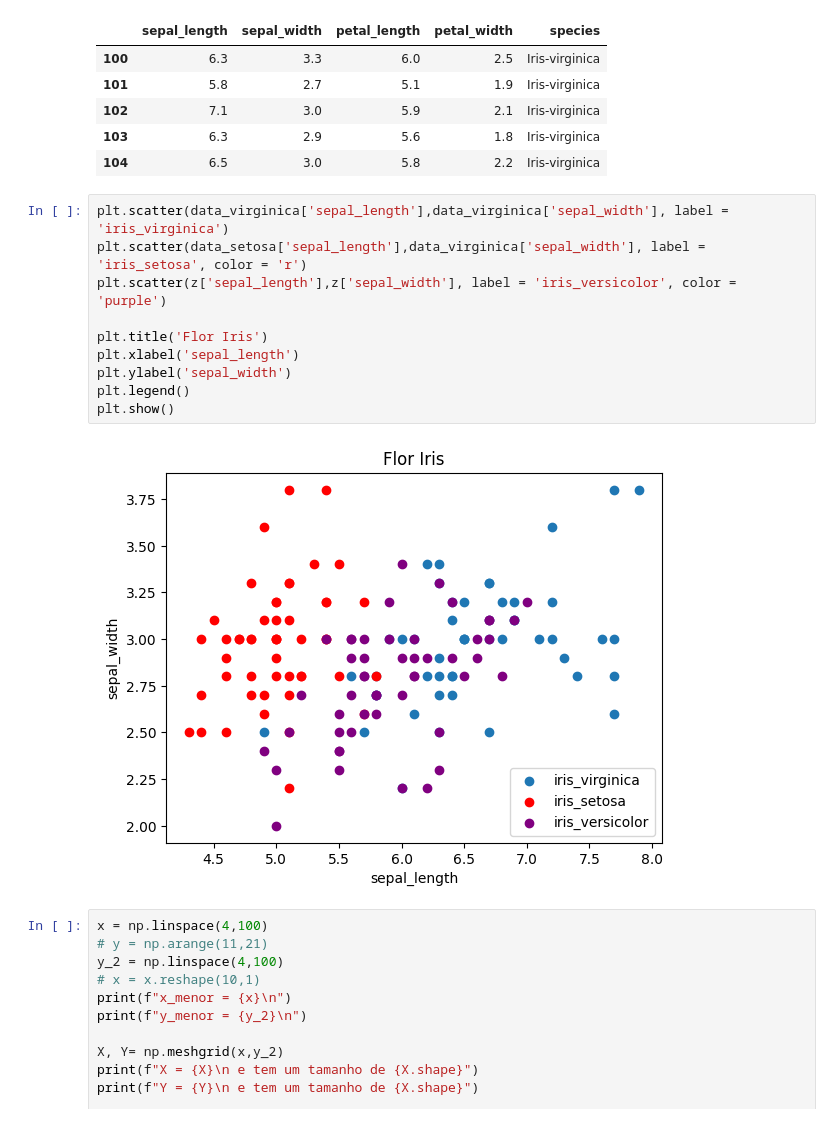
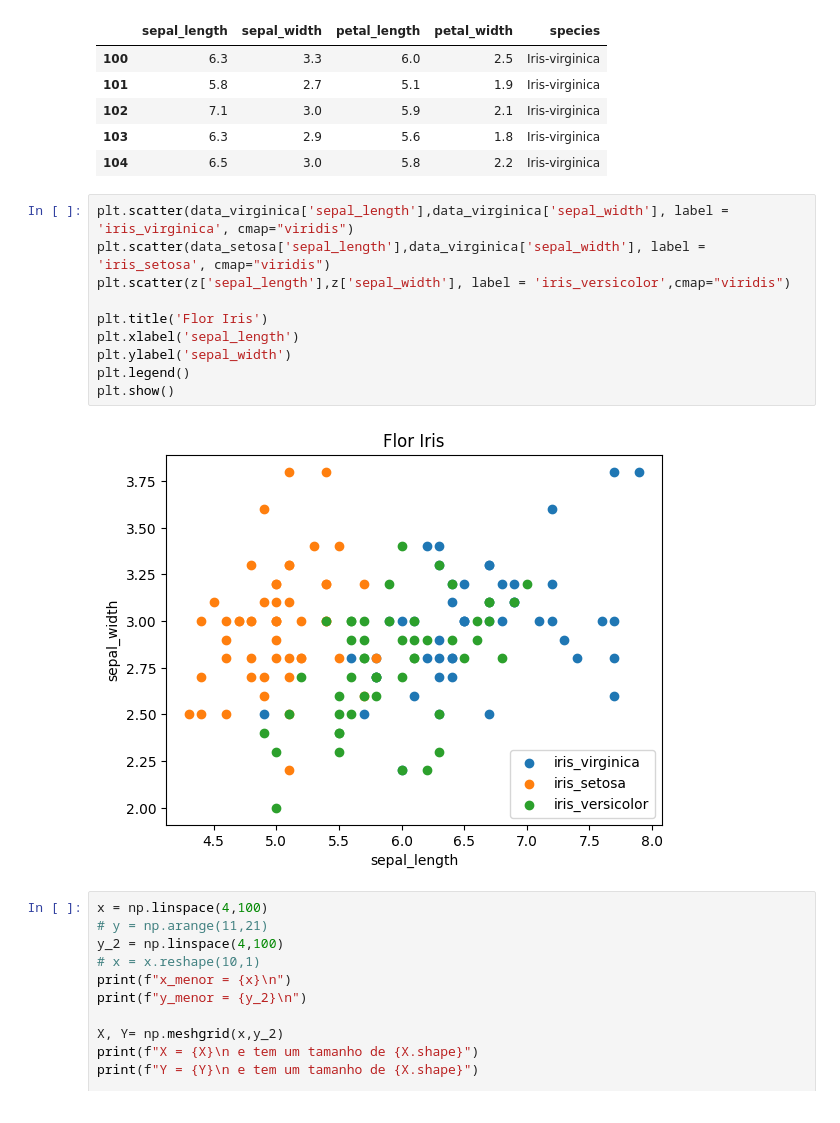
Before and after one commit to kingsonPaxe/Mes-Formation-de-Python-Special-Machine-Learning, a Jupyter notebook: leçon15 - Graphiques importantes!/index.ipynb, the cells around one changed output. Drawn from its saved outputs; the diff is of its cells as text.

```diff
--- a/leçon15 - Graphiques importantes!/index.ipynb
+++ b/leçon15 - Graphiques importantes!/index.ipynb
@@ -74,17 +75,17 @@ display(data_virginica.head())
 | 103 | 6.3 | 2.9 | 5.6 | 1.8 | Iris-virginica |
 | 104 | 6.5 | 3.0 | 5.8 | 2.2 | Iris-virginica |
 # %%
-plt.scatter(data_virginica['sepal_length'],data_virginica['sepal_width'], label = 'iris_virginica')
-plt.scatter(data_setosa['sepal_length'],data_virginica['sepal_width'], label = 'iris_setosa', color = 'r')
-plt.scatter(z['sepal_length'],z['sepal_width'], label = 'iris_versicolor', color = 'purple')
+plt.scatter(data_virginica['sepal_length'],data_virginica['sepal_width'], label = 'iris_virginica', cmap="viridis")
+plt.scatter(data_setosa['sepal_length'],data_virginica['sepal_width'], label = 'iris_setosa', cmap="viridis")
+plt.scatter(z['sepal_length'],z['sepal_width'], label = 'iris_versicolor',cmap="viridis")
 
 plt.title('Flor Iris')
 plt.xlabel('sepal_length')
 plt.ylabel('sepal_width')
 plt.legend()
 plt.show()
 # %% [output]
-[figure, old version]
+[figure, new version]
 # %%
 x = np.linspace(4,100)
 # y = np.arange(11,21)
```
Also changed, not shown: parts of 2 cells of this notebook, 8 other files.
